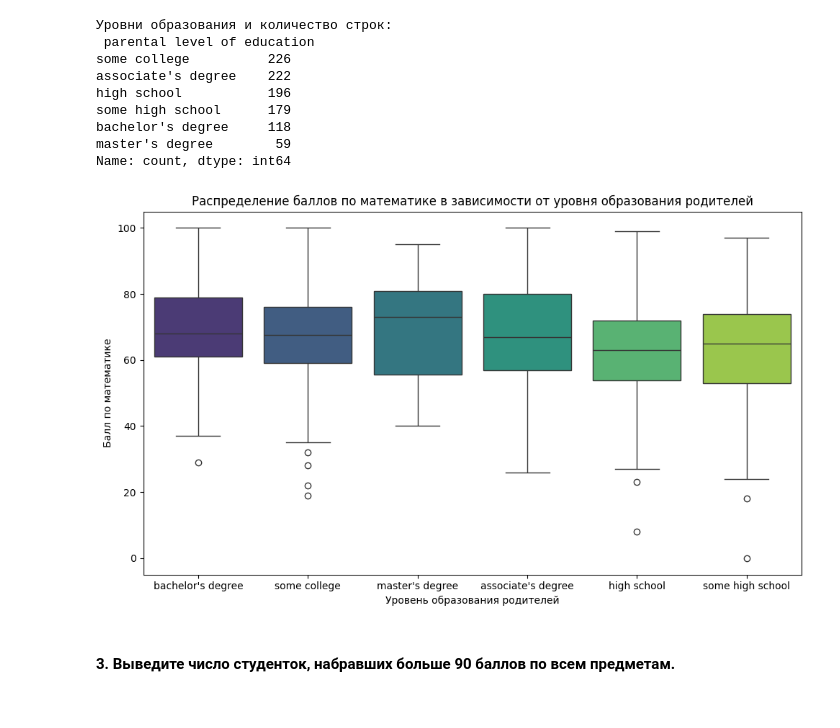
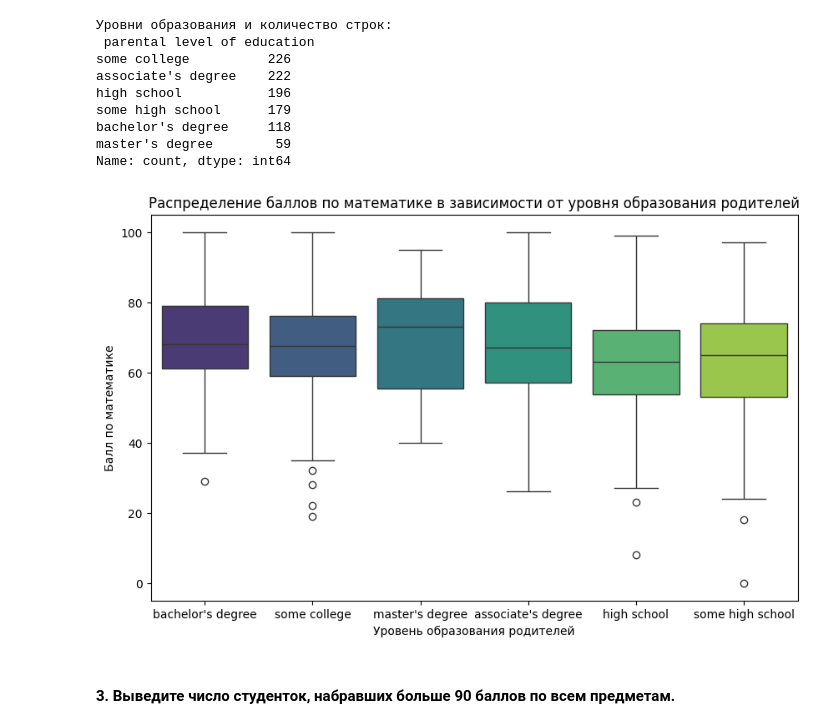
Before and after one commit to alexmordashov/computer_math, a Jupyter notebook: 5. Библиотека Pandas. Визуальный анализ данных/Практическая_работа_№5_Библиотека_Pandas.ipynb, the cells around one changed output. Cells and saved outputs as stored; diff of their text form; code cells hidden in the pictures.

```diff
--- a/5. Библиотека Pandas. Визуальный анализ данных/Практическая_работа_№5_Библиотека_Pandas.ipynb
+++ b/5. Библиотека Pandas. Визуальный анализ данных/Практическая_работа_№5_Библиотека_Pandas.ipynb
@@ -640,17 +669,14 @@ bachelor's degree     118
 master's degree        59
 Name: count, dtype: int64
 # %%
-levels_of_education = df['parental level of education'].unique()
-
 plt.figure(figsize=(10, 6))
 sns.boxplot(data=df, x='parental level of education', y='math score', hue='parental level of education', palette='viridis')
 plt.title('Распределение баллов по математике в зависимости от уровня образования родителей')
 plt.xlabel('Уровень образования родителей')
 plt.ylabel('Балл по математике')
-plt.tight_layout()
 plt.show()
 # %% [output]
-[figure, old version]
+[figure, new version]
 # %% [markdown]
 #### 3. Выведите число студенток, набравших больше 90 баллов по всем предметам.
 # %%
```
Also changed, not shown: parts of 62 cells of this notebook.
